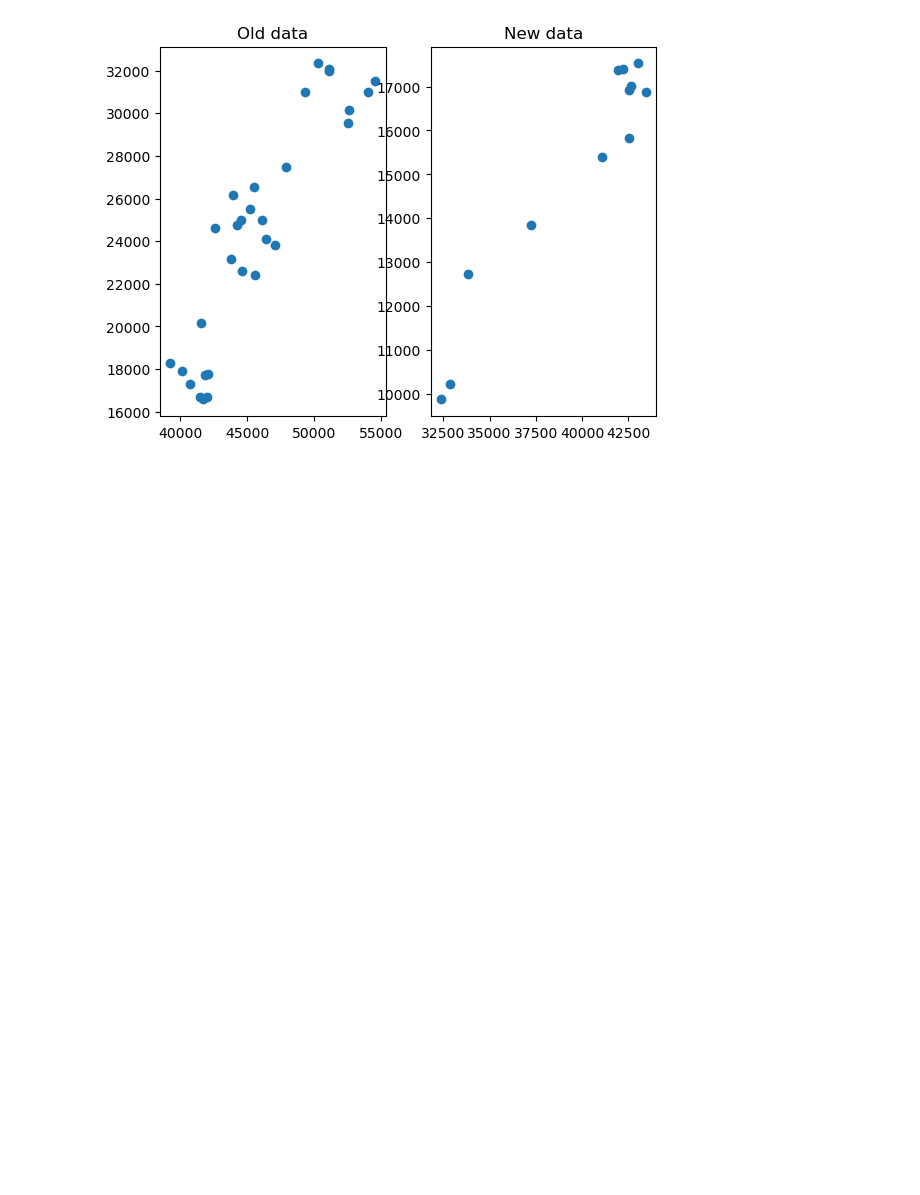
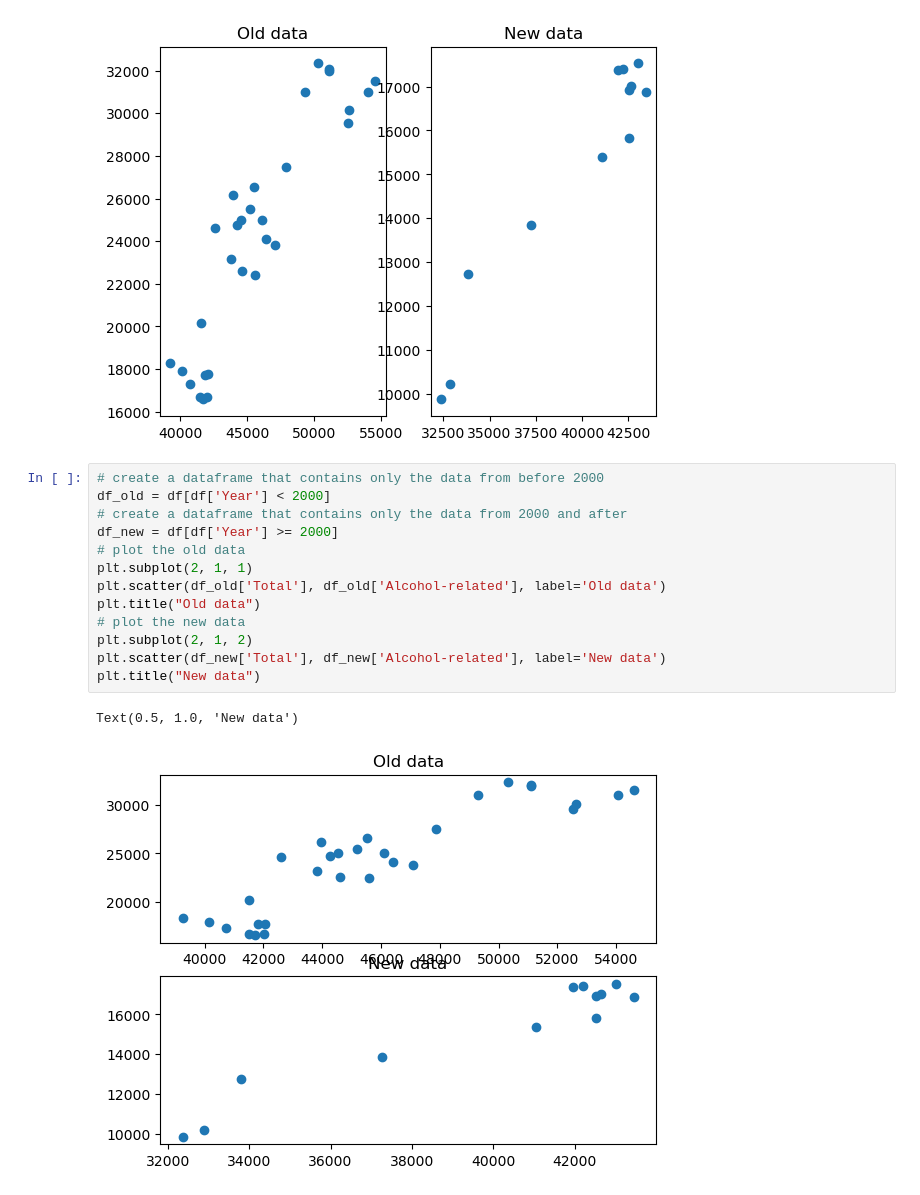
Before and after one commit to NajibMozahem/MGCR233, a Jupyter notebook: 67-matplotlib.ipynb, the cells around one changed output. Saved outputs shown, nothing was run; the diff lists cells and outputs as text; blank space fills up the shorter version.

```diff
--- a/67-matplotlib.ipynb
+++ b/67-matplotlib.ipynb
@@ -156,3 +152,19 @@ plt.title("New data")
 # %% [output]
 Text(0.5, 1.0, 'New data')
 [figure]
+# %%
+# create a dataframe that contains only the data from before 2000
+df_old = df[df['Year'] < 2000]
+# create a dataframe that contains only the data from 2000 and after
+df_new = df[df['Year'] >= 2000]
+# plot the old data
+plt.subplot(2, 1, 1)
+plt.scatter(df_old['Total'], df_old['Alcohol-related'], label='Old data')
+plt.title("Old data")
+# plot the new data
+plt.subplot(2, 1, 2)
+plt.scatter(df_new['Total'], df_new['Alcohol-related'], label='New data')
+plt.title("New data")
+# %% [output]
+Text(0.5, 1.0, 'New data')
+[figure, added]
```
Also changed, not shown: parts of 4 cells of this notebook, 3 other files.
